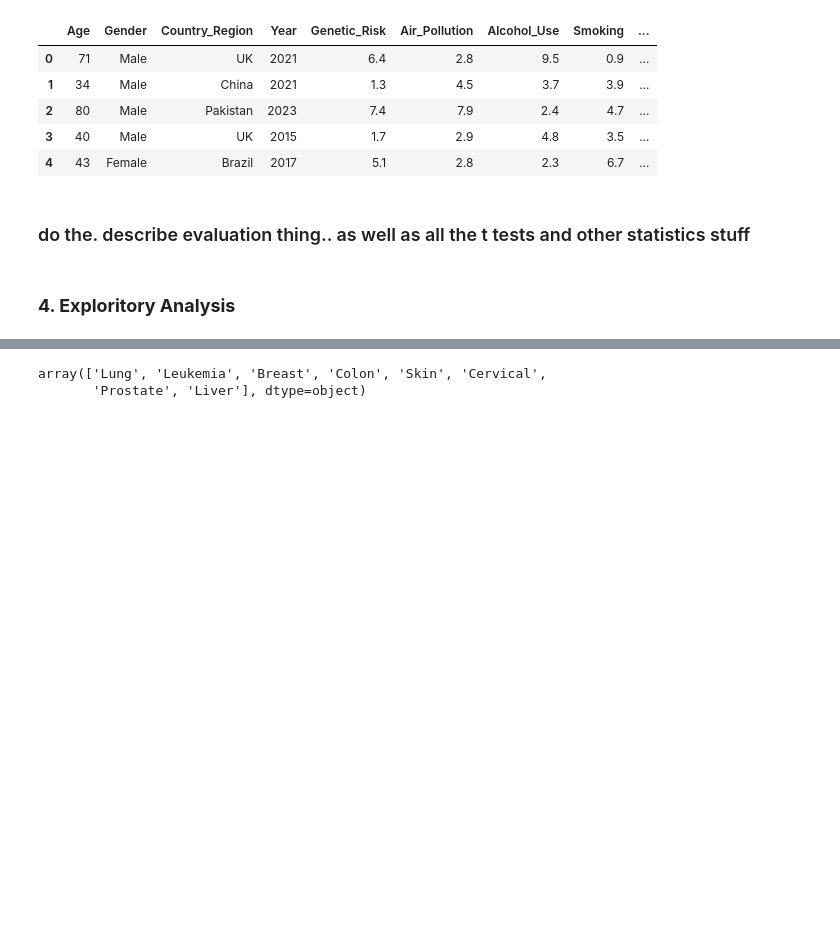
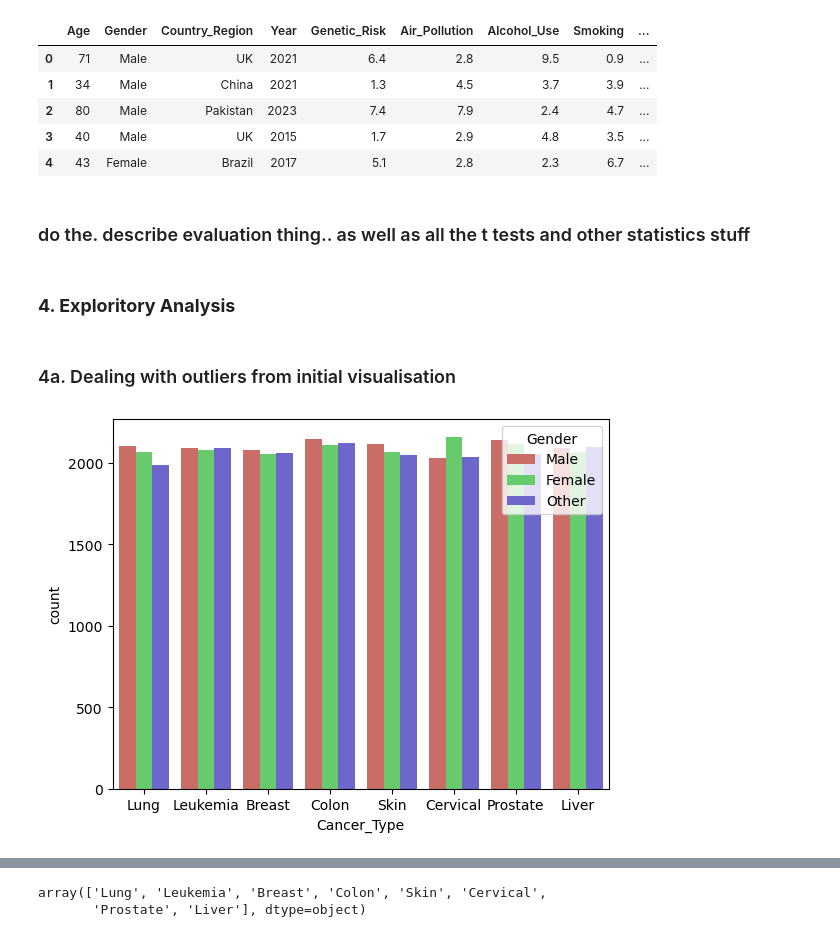
Before and after one commit to BhavitaL/Global-Cancer-Patients-Analysis, a Jupyter notebook: Global Cancer Patients analysis EDA.ipynb, the cells around one changed output, grey strips where cells are left out. Cells and saved outputs as stored; diff of their text form; code cells hidden in the pictures; blank space fills up the shorter version.

Commit message:
distribution graphs

```diff
--- a/Global Cancer Patients analysis EDA.ipynb
+++ b/Global Cancer Patients analysis EDA.ipynb
@@ -114,7 +114,7 @@ df_clean[float_cols] = df_clean[float_cols].round(2)#round to 2dp
 # Convert values in the cancer stage column to integer values so that they can be used in scatter plots
 #=======================================================================================================
 df_clean['Cancer_Stage'].unique()
-df_clean['Cancer_Stage'] = df_clean['Cancer_Stage'].map({'Stage 0': 0, 'Stage I': 1, 'Stage II': 2, 'Stage III':3, 'Stage IV':4, })
+df_clean['Cancer_Stage'] = df_clean['Cancer_Stage'].map({'Stage 0': 0, 'Stage I': 1, 'Stage II': 2, 'Stage III':3, 'Stage IV':4})
 df_clean.head()
 # %% [output]
 |  | Age | Gender | Country_Region | Year | Genetic_Risk | Air_Pollution | Alcohol_Use | Smoking | ... |
@@ -127,3 +127,10 @@ df_clean.head()
 ### do the. describe evaluation thing.. as well as all the t tests and other statistics stuff
 # %% [markdown]
 ### **4. Exploritory Analysis**
+# %% [markdown]
+### 4a. Dealing with outliers from initial visualisation
+# %%
+sns.countplot(df_clean, x="Cancer_Type", hue="Gender",palette='hls')
+plt.show()
+# %% [output]
+[figure, added]
```
Also changed, not shown: parts of 5 cells of this notebook.
